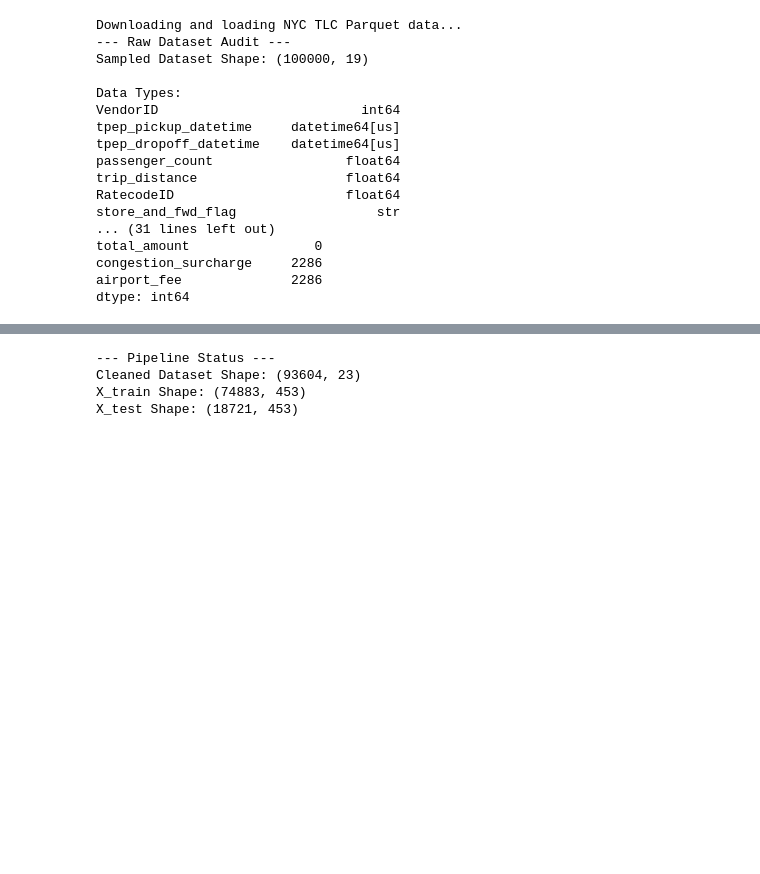
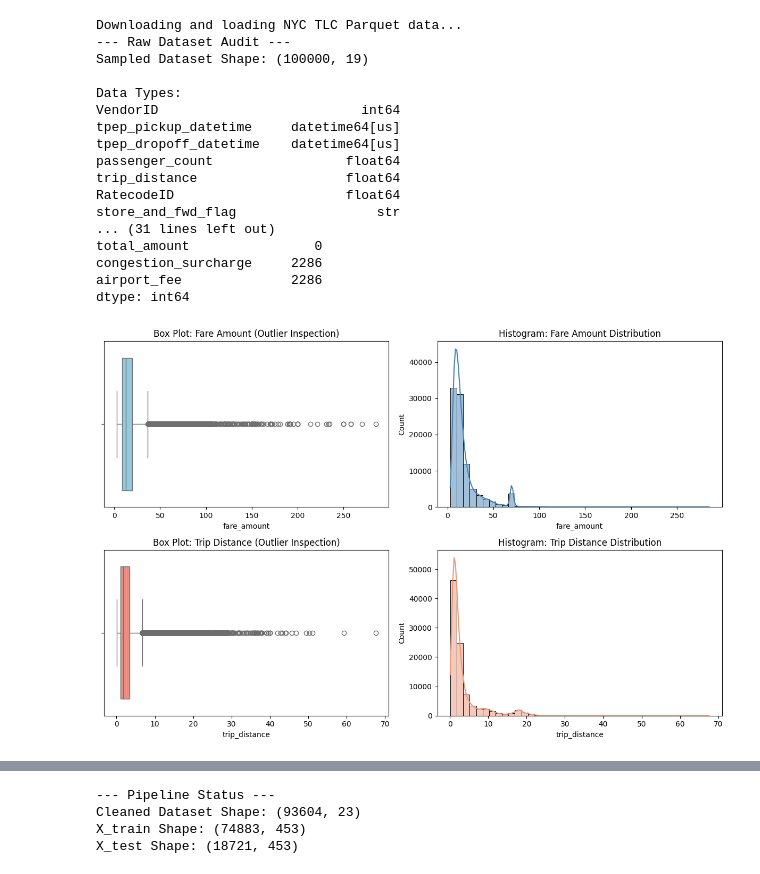
Before and after one commit to SAMYUKTHARAVICHANDRAN/AI-Based-Ride-Hailing-Demand-Prediction-and-Service-Optimization, a Jupyter notebook: notebooks/Review1.ipynb, the cells around one changed output, grey strips where cells are left out. Drawn from its saved outputs; the diff is of its cells as text; code cells hidden in the pictures; blank space fills up the shorter version.

Commit message:
Complete Review 1 notebook: add evaluation visualizations and regression summary table

```diff
--- a/notebooks/Review1.ipynb
+++ b/notebooks/Review1.ipynb
@@ -109,3 +109,27 @@ y = df['fare_amount']
 
 num_features = ['passenger_count', 'trip_distance', 'trip_duration_min', 'pickup_hour', 'is_weekend']
 cat_features = ['PULocationID', 'DOLocationID', 'day_of_week', 'payment_type']
+# %%
+import matplotlib.pyplot as plt
+import seaborn as sns
+
+fig, axes = plt.subplots(2, 2, figsize=(12, 8))
+
+# Boxplot & Histogram for Target (Fare Amount)
+sns.boxplot(x=df['fare_amount'], ax=axes[0, 0], color='skyblue')
+axes[0, 0].set_title('Box Plot: Fare Amount (Outlier Inspection)')
+
+sns.histplot(df['fare_amount'], bins=40, kde=True, ax=axes[0, 1], color='steelblue')
+axes[0, 1].set_title('Histogram: Fare Amount Distribution')
+
+# Boxplot & Histogram for Feature (Trip Distance)
+sns.boxplot(x=df['trip_distance'], ax=axes[1, 0], color='salmon')
+axes[1, 0].set_title('Box Plot: Trip Distance (Outlier Inspection)')
+
+sns.histplot(df['trip_distance'], bins=40, kde=True, ax=axes[1, 1], color='darksalmon')
+axes[1, 1].set_title('Histogram: Trip Distance Distribution')
+
+plt.tight_layout()
+plt.show()
+# %% [output]
+[figure, added]
```
Also changed, not shown: parts of 6 cells of this notebook.
